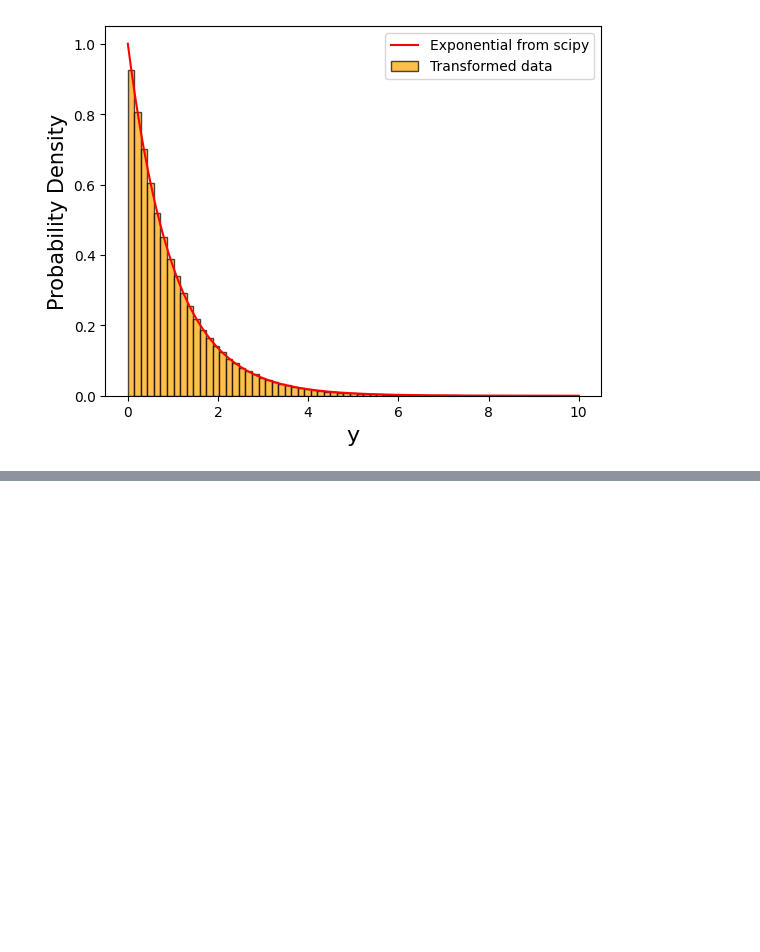
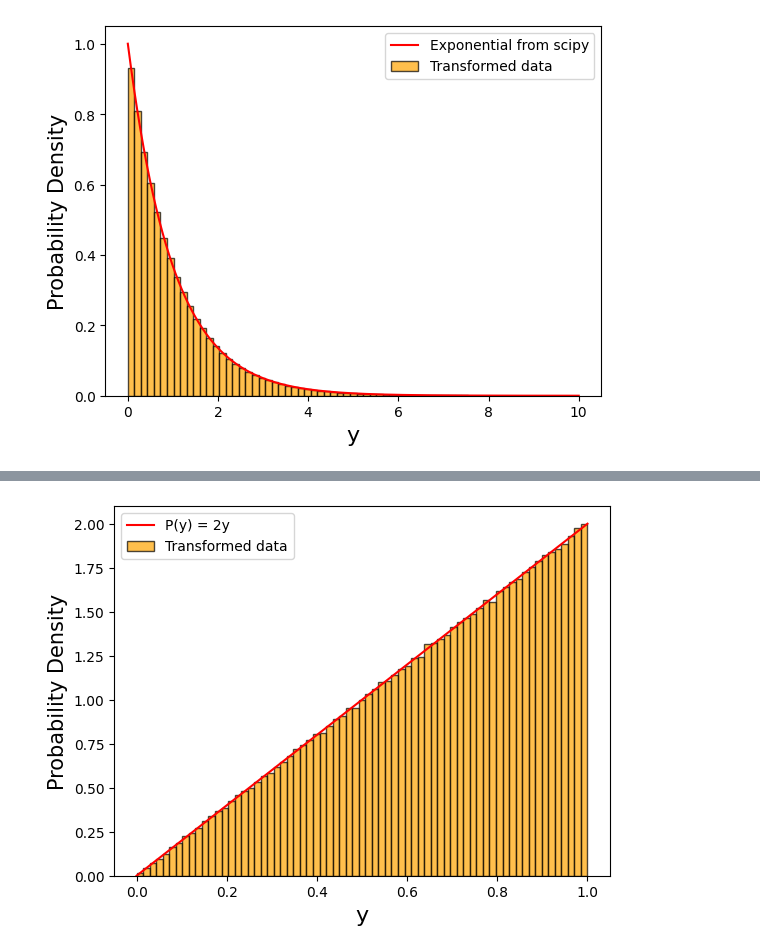
Before and after one commit to enigma-igm/Phys29, a Jupyter notebook: Phys29/lectures/Week7/01_probability.ipynb, the cells around one changed output, grey strips where cells are left out. Cells and saved outputs as stored; diff of their text form; code cells hidden in the pictures; blank space fills up the shorter version.

```diff
--- a/Phys29/lectures/Week7/01_probability.ipynb
+++ b/Phys29/lectures/Week7/01_probability.ipynb
@@ -603,0 +622,28 @@ This method is called the **inverse cumulative distribution function method**. I
+# %%
+# Generate uniform deviates
+x = rng.uniform(0, 1, 1000000)
+
+# Transform the uniform deviates to get a triangular distribution
+y = np.sqrt(x)
+
+# Compute the histogram of y
+bins = np.linspace(0, 1, 70)
+counts, _ = np.histogram(y, bins=bins, density=True)
+
+# Plot the histogram
+plt.bar(bins[:-1], counts, width=np.diff(bins), align='edge', color='orange', alpha=0.7, edgecolor='black', label='Transformed data')
+
+# Compute the triangular distribution function on a finer grid
+y_fine = np.linspace(0, 1, 1000)
+Pofy = 2*y_fine
+
+# Plot the triangular distribution function
+plt.plot(y_fine, Pofy, 'r-', label='P(y) = 2y')
+
+# Add labels and legend
+plt.xlabel('y', fontsize=16)
+plt.ylabel('Probability Density', fontsize=15)
+plt.legend()
+plt.show()
+# %% [output]
+[figure, added]
```
Also changed, not shown: parts of 9 cells of this notebook.
